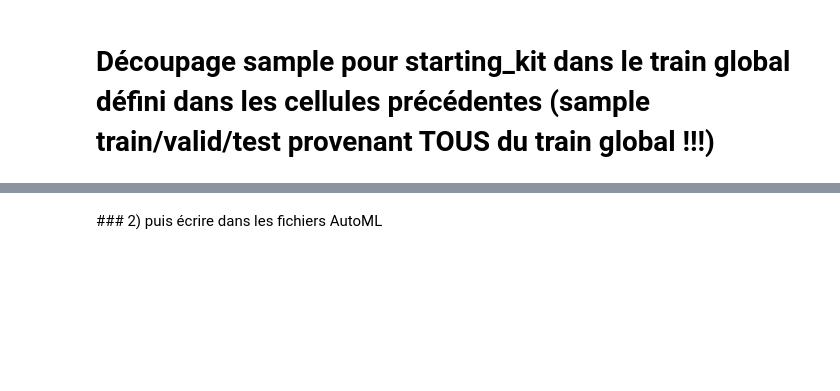
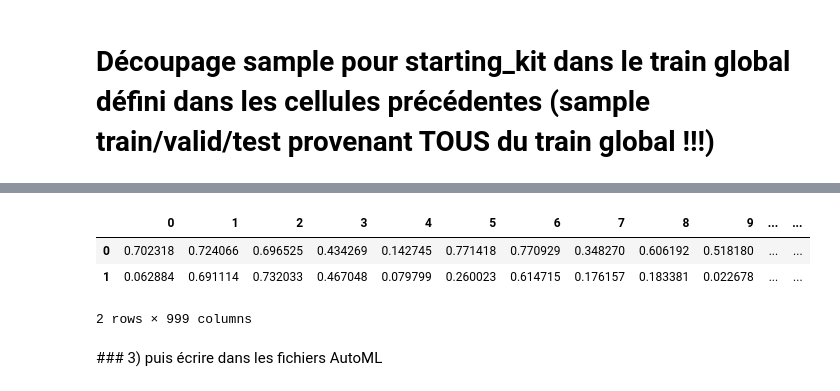
Before and after one commit to HADACA/HADACA, a Jupyter notebook: file_share/decoupageDefinitif_format_AutoML.ipynb, the cells around one changed output, grey strips where cells are left out. Saved outputs shown, nothing was run; the diff lists cells and outputs as text; code cells hidden in the pictures; blank space fills up the shorter version.

Commit message:
notebook decoupage definitif fonctionnel, manque une feature/la colonne de label au niveau de definition des X_trainKit...

```diff
--- a/file_share/decoupageDefinitif_format_AutoML.ipynb
+++ b/file_share/decoupageDefinitif_format_AutoML.ipynb
@@ -267,0 +270,20 @@ print(X_and_y_test.shape)
+# %%
+# 5 différents de chaque classe dans chacun des subsets du starting kit
+
+# TRAIN pour starting_kit
+X_and_y_class0_trainKit = X_and_y_class0[:5]
+X_and_y_class1_trainKit = X_and_y_class1[:5]
+X_and_y_class2_trainKit = X_and_y_class2[:5]
+X_and_y_class3_trainKit = X_and_y_class3[:5]
+X_and_y_class4_trainKit = X_and_y_class4[:5]
+X_and_y_class5_trainKit = X_and_y_class5[:5]
+X_and_y_class6_trainKit = X_and_y_class6[:5]
+X_and_y_class7_trainKit = X_and_y_class7[:5]
+X_and_y_class8_trainKit = X_and_y_class8[:5]
+X_and_y_class9_trainKit = X_and_y_class9[:5]
+
+X_and_y_trainKit = pd.concat([X_and_y_class0_trainKit,X_and_y_class1_trainKit,\
+                              X_and_y_class2_trainKit,X_and_y_class3_trainKit,\
+                              X_and_y_class4_trainKit,X_and_y_class5_trainKit,\
+                              X_and_y_class6_trainKit,X_and_y_class7_trainKit,\
+                              X_and_y_class8_trainKit,X_and_y_class9_trainKit,], axis=0, sort=False)
@@ -301,5 +328,22 @@ X_sample_startingKit.iloc[50:100,:]
+# %%
+X_sample_startingKit = X_and_y_train.iloc[:,:-1] # pour l'écriture du .name
+
+X_trainKit = X_and_y_trainKit.iloc[:,:-1]
+X_testKit = X_and_y_testKit.iloc[:,:-1]
+X_validKit = X_and_y_validKit.iloc[:,:-1]
+
+Y_trainKit = X_and_y_trainKit.iloc[:,-1]
+Y_testKit = X_and_y_testKit.iloc[:,-1]
+Y_validKit = X_and_y_validKit.iloc[:,-1]
+# %%
+X_trainKit.head(n=2)
+# %% [output]
+|  | 0 | 1 | 2 | 3 | 4 | 5 | 6 | 7 | 8 | 9 | ... | ... |
+| 0 | 0.702318 | 0.724066 | 0.696525 | 0.434269 | 0.142745 | 0.771418 | 0.770929 | 0.348270 | 0.606192 | 0.518180 | ... | ... |
+| 1 | 0.062884 | 0.691114 | 0.732033 | 0.467048 | 0.079799 | 0.260023 | 0.614715 | 0.176157 | 0.183381 | 0.022678 | ... | ... |
+2 rows × 999 columns
 # %% [markdown]
-### 2) puis écrire dans les fichiers AutoML
+### 3) puis écrire dans les fichiers AutoML
 # %%
 with open('../starting_kit/sample_data/hadaca_feat.name', 'w') as f:
     for i in range(X_sample_startingKit.values.shape[1]):
```
Also changed, not shown: parts of 7 cells of this notebook.
